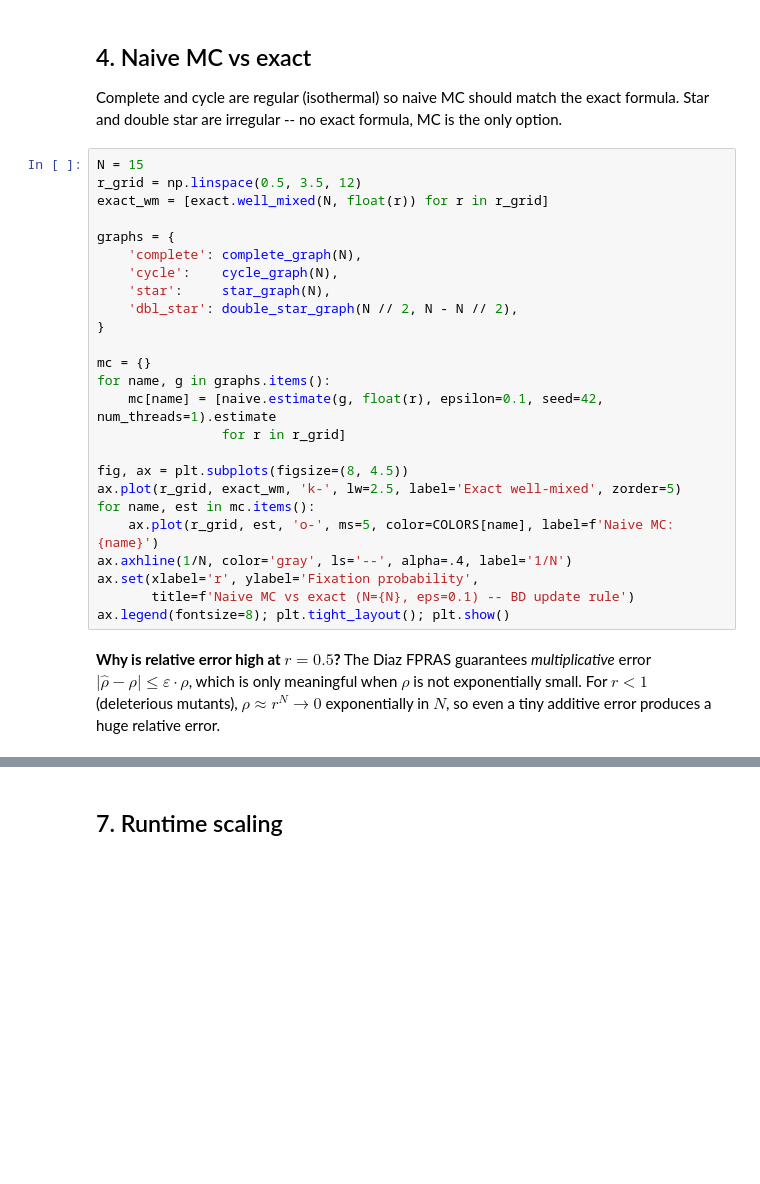
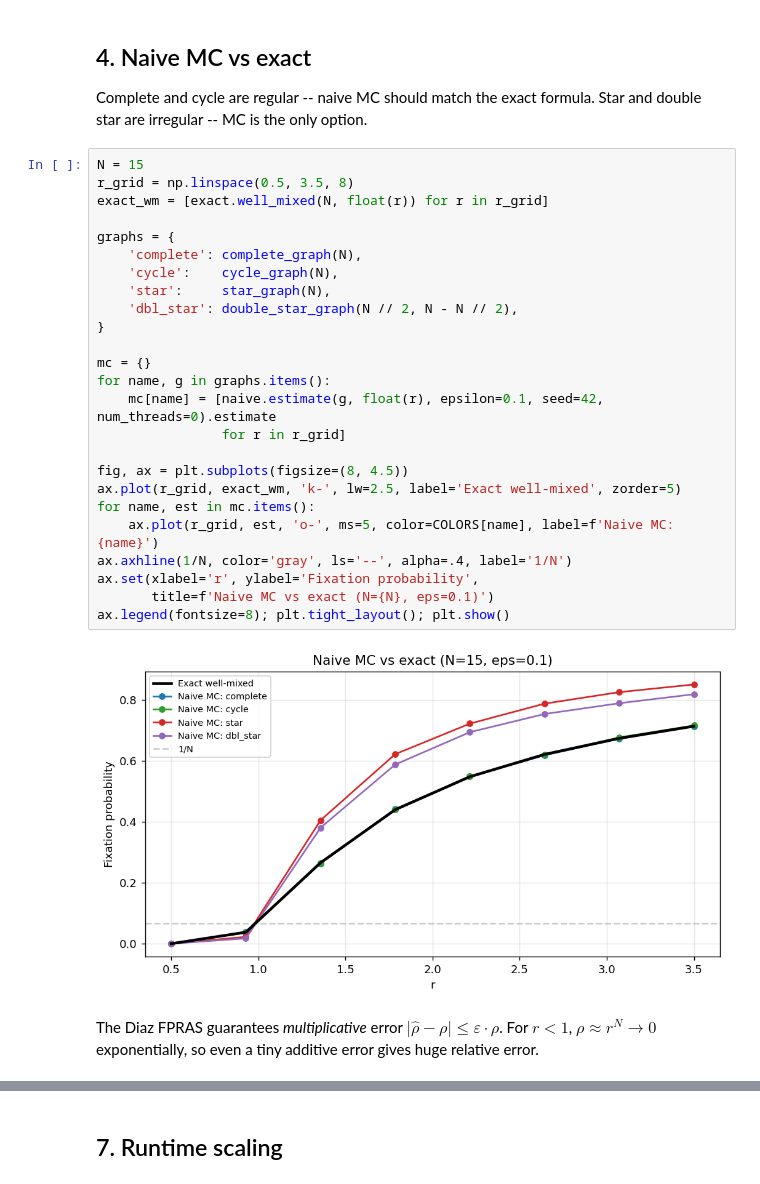
Before and after one commit to mozkomor05/Moran-Fixation-FPRAS, a Jupyter notebook: notebooks/monte_carlo_demo.ipynb, the cells around one changed output, grey strips where cells are left out. Cells and saved outputs as stored; diff of their text form; blank space fills up the shorter version.

Commit message:
rewrite demo notebook: fix errors, trim prose, showcase full API

```diff
--- a/notebooks/monte_carlo_demo.ipynb
+++ b/notebooks/monte_carlo_demo.ipynb
@@ -140,36 +171,36 @@ ax.legend(); plt.tight_layout(); plt.show()
 # %% [markdown]
 ## 4. Naive MC vs exact
 
-Complete and cycle are regular (isothermal) so naive MC should match the exact formula.
-Star and double star are irregular -- no exact formula, MC is the only option.
+Complete and cycle are regular -- naive MC should match the exact formula.
+Star and double star are irregular -- MC is the only option.
 # %%
 N = 15
-r_grid = np.linspace(0.5, 3.5, 12)
+r_grid = np.linspace(0.5, 3.5, 8)
 exact_wm = [exact.well_mixed(N, float(r)) for r in r_grid]
 
 graphs = {
     'complete': complete_graph(N),
     'cycle':    cycle_graph(N),
     'star':     star_graph(N),
     'dbl_star': double_star_graph(N // 2, N - N // 2),
 }
 
 mc = {}
 for name, g in graphs.items():
-    mc[name] = [naive.estimate(g, float(r), epsilon=0.1, seed=42, num_threads=1).estimate
+    mc[name] = [naive.estimate(g, float(r), epsilon=0.1, seed=42, num_threads=0).estimate
                 for r in r_grid]
 
 fig, ax = plt.subplots(figsize=(8, 4.5))
 ax.plot(r_grid, exact_wm, 'k-', lw=2.5, label='Exact well-mixed', zorder=5)
 for name, est in mc.items():
     ax.plot(r_grid, est, 'o-', ms=5, color=COLORS[name], label=f'Naive MC: {name}')
 ax.axhline(1/N, color='gray', ls='--', alpha=.4, label='1/N')
 ax.set(xlabel='r', ylabel='Fixation probability',
-       title=f'Naive MC vs exact (N={N}, eps=0.1) -- BD update rule')
+       title=f'Naive MC vs exact (N={N}, eps=0.1)')
 ax.legend(fontsize=8); plt.tight_layout(); plt.show()
+# %% [output]
+[figure, added]
 # %% [markdown]
-**Why is relative error high at $r = 0.5$?** The Diaz FPRAS guarantees *multiplicative* error
-$|\hat\rho - \rho| \le \varepsilon \cdot \rho$, which is only meaningful when $\rho$ is not
-exponentially small. For $r < 1$ (deleterious mutants), $\rho \approx r^N \to 0$
-exponentially in $N$, so even a tiny additive error produces a huge relative error.
+The Diaz FPRAS guarantees *multiplicative* error $|\hat\rho - \rho| \le \varepsilon \cdot \rho$.
+For $r < 1$, $\rho \approx r^N \to 0$ exponentially, so even a tiny additive error gives huge relative error.
 # %%
```
Also changed, not shown: parts of 38 cells of this notebook.
